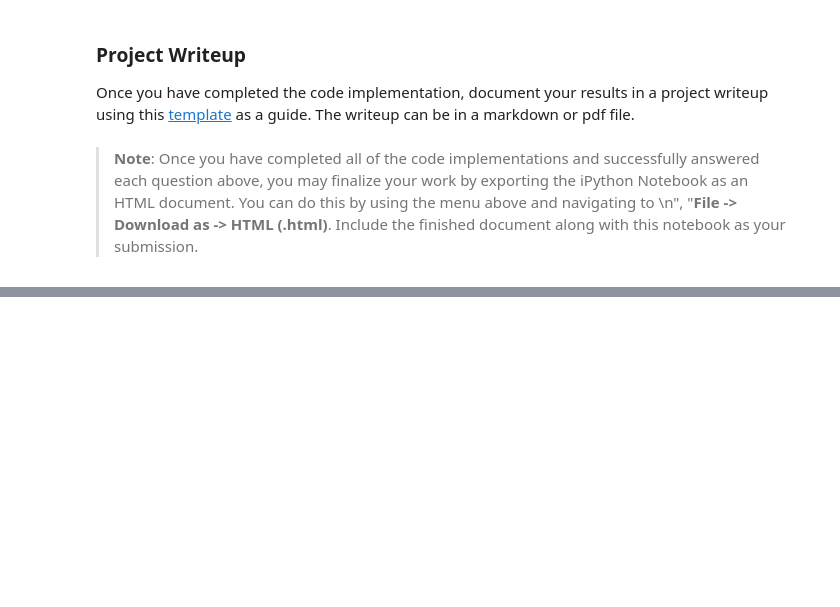
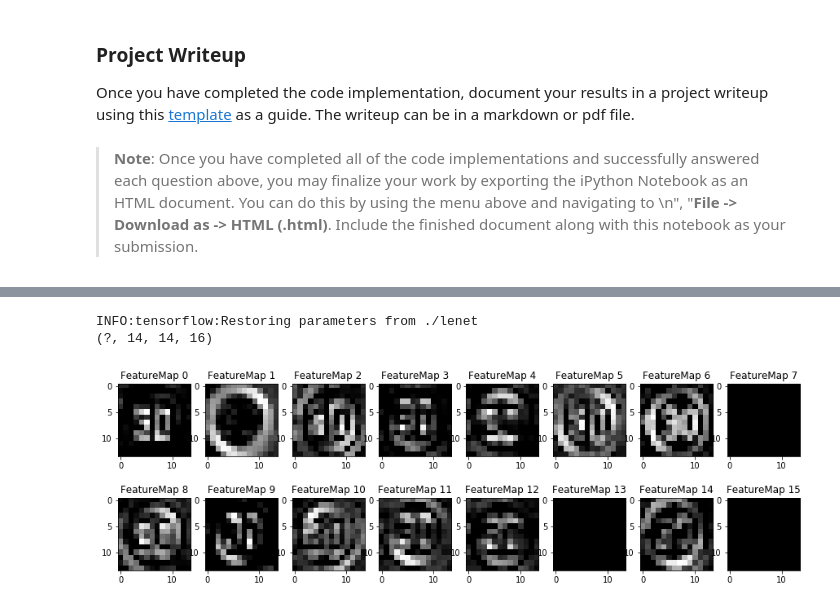
Before and after one commit to leros/Self-Driving-Car-Traffic-Sign-Classifier, a Jupyter notebook: Traffic_Sign_Classifier.ipynb, the cells around one changed output, grey strips where cells are left out. Saved outputs shown, nothing was run; the diff lists cells and outputs as text; code cells hidden in the pictures; blank space fills up the shorter version.

```diff
--- a/Traffic_Sign_Classifier.ipynb
+++ b/Traffic_Sign_Classifier.ipynb
@@ -546,0 +557,11 @@ def outputFeatureMap(image_input, tf_activation, activation_min=-1, activation_m
+# %%
+# Feature map of the first conv layer after maxpooling
+with tf.Session() as sess:
+    saver.restore(sess, tf.train.latest_checkpoint('.'))
+    tf2 = tf.get_default_graph().get_tensor_by_name("conv_pool_1:0")
+    print(tf2.shape)
+    outputFeatureMap(image_input, tf2)
+# %% [output]
+INFO:tensorflow:Restoring parameters from ./lenet
+(?, 14, 14, 16)
+[figure, added]
```
Also changed, not shown: parts of 11 cells of this notebook, 1 other file.
